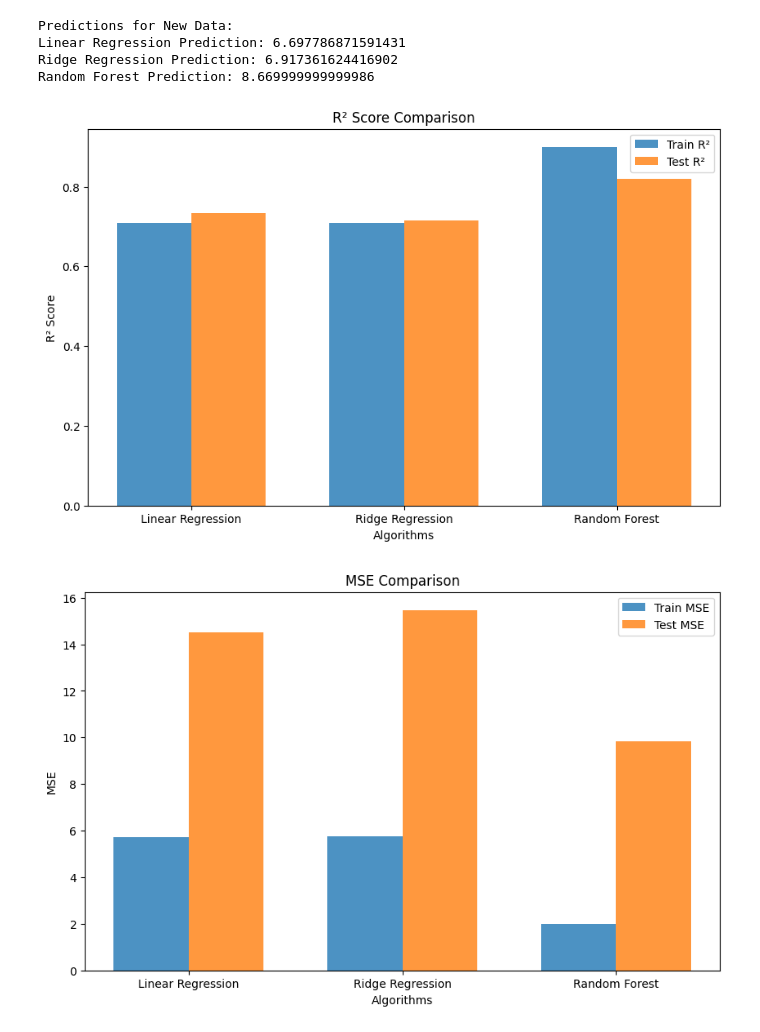
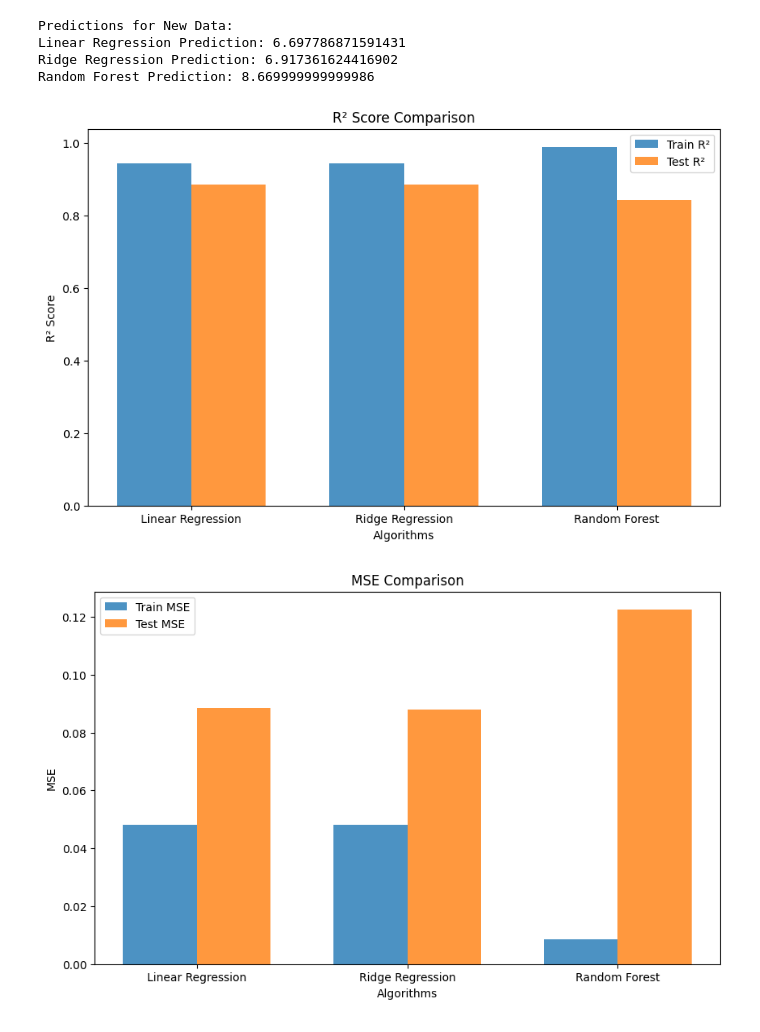
Before and after one commit to Naominour/Drilling, a Jupyter notebook: drilling_data02.ipynb, the cells around one changed output. Drawn from its saved outputs; the diff is of its cells as text; code cells hidden in the pictures.

Commit message:
visualised the results

```diff
--- a/drilling_data02.ipynb
+++ b/drilling_data02.ipynb
@@ -225,41 +234,41 @@ import numpy as np
 algorithms = ["Linear Regression", "Ridge Regression", "Random Forest"]
 
 # R² scores
-r2_train = [0.7096514129038791, 0.7081840220016891, 0.8998324217351683]
-r2_test = [0.7329119283522041, 0.715099355128202, 0.818970961223344]
+r2_train = [0.9452837633685566, 0.9452814679743687, 0.9902298689726093]
+r2_test = [0.8865257500410954, 0.8869828527823821, 0.8426133073683947]
 
 # MSE values
-mse_train = [5.735897216397178, 5.764885831342467, 1.9788315110770205]
-mse_test = [14.505094389299135, 15.472464644123411, 9.831376139186553]
+mse_train = [0.048177572101597434, 0.04817959319306487, 0.008602587111111212]
+mse_test = [0.0883909462690662, 0.08803488536662225, 0.12259661286066591]
 
 # R² Score Comparison Bar Chart
 x = np.arange(len(algorithms))  # Label locations
 width = 0.35  # Bar width
 
 fig, ax = plt.subplots(figsize=(10, 6))
 bars1 = ax.bar(x - width/2, r2_train, width, label='Train R²', alpha=0.8)
 bars2 = ax.bar(x + width/2, r2_test, width, label='Test R²', alpha=0.8)
 
 ax.set_xlabel('Algorithms')
 ax.set_ylabel('R² Score')
 ax.set_title('R² Score Comparison')
 ax.set_xticks(x)
 ax.set_xticklabels(algorithms)
 ax.legend()
 plt.show()
 
 # MSE Comparison Bar Chart
 fig, ax = plt.subplots(figsize=(10, 6))
 bars1 = ax.bar(x - width/2, mse_train, width, label='Train MSE', alpha=0.8)
 bars2 = ax.bar(x + width/2, mse_test, width, label='Test MSE', alpha=0.8)
 
 ax.set_xlabel('Algorithms')
 ax.set_ylabel('MSE')
 ax.set_title('MSE Comparison')
 ax.set_xticks(x)
 ax.set_xticklabels(algorithms)
 ax.legend()
 plt.show()
 # %% [output]
-[figure, old version]
+[figure, new version]
-[figure, old version]
+[figure, new version]
```
Also changed, not shown: parts of 1 cell of this notebook.
